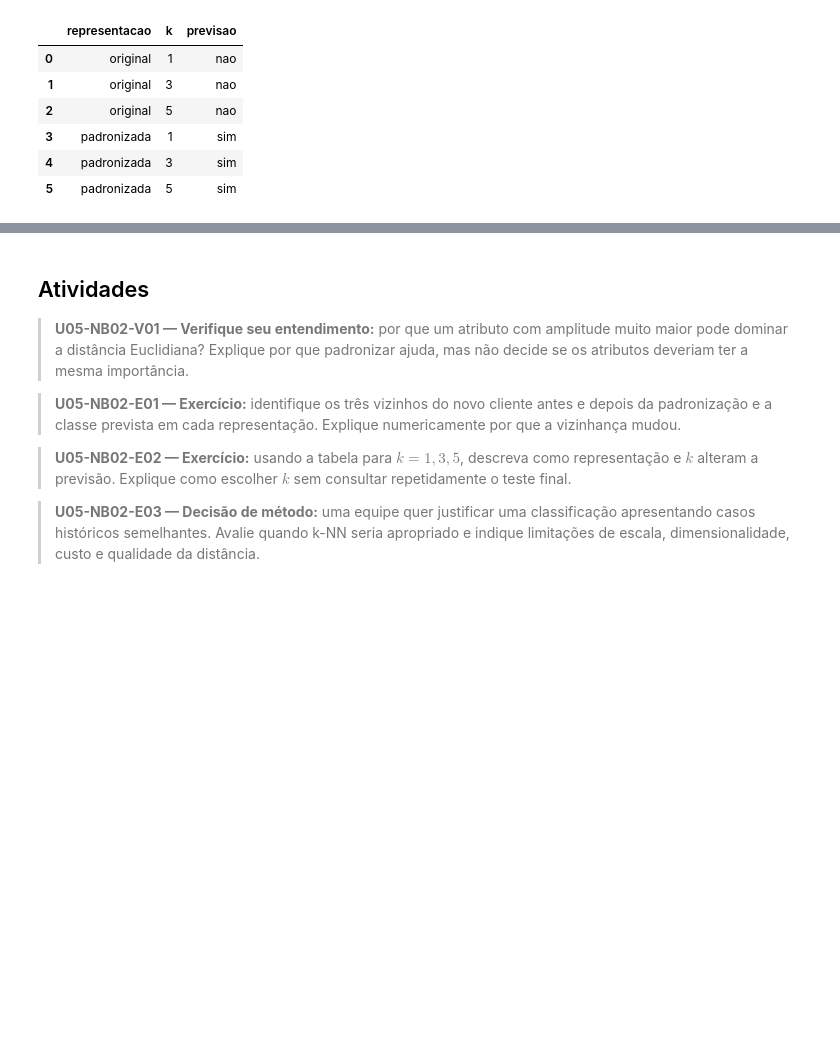
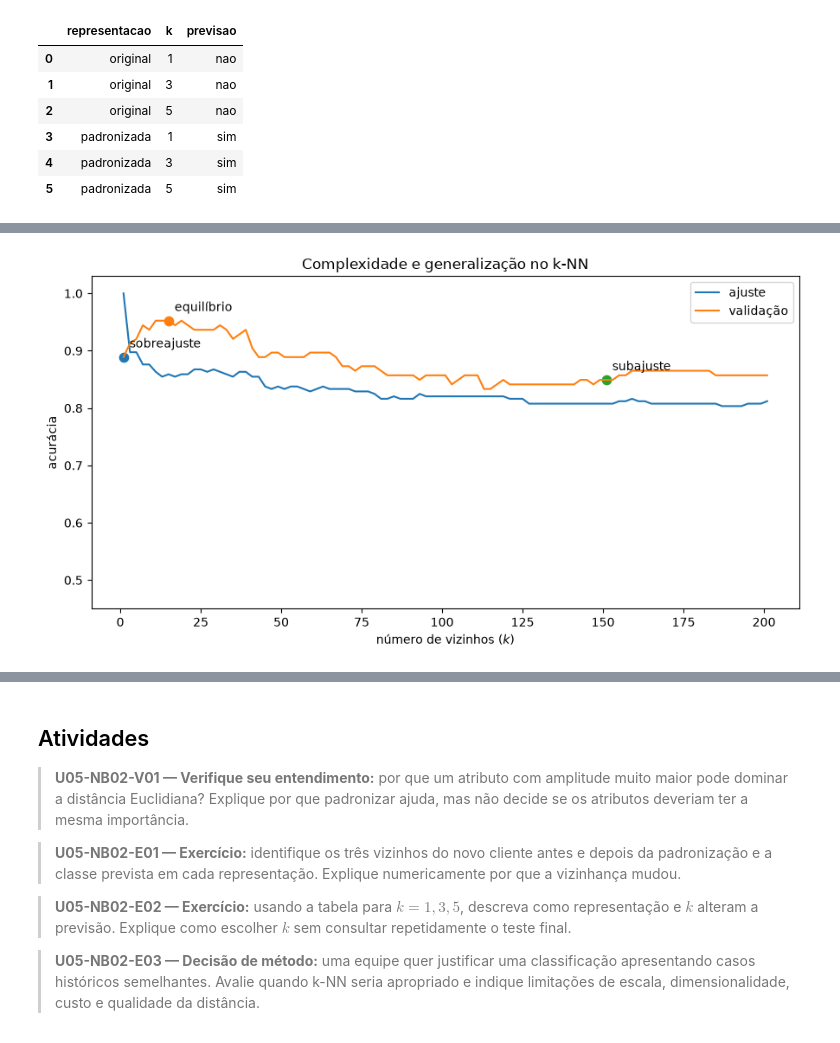
Before and after one commit to PedroVSD/DataMining, a Jupyter notebook: notebooks/unidade_05/05_02_knn.ipynb, the cells around one changed output, grey strips where cells are left out. Cells and saved outputs as stored; diff of their text form; code cells hidden in the pictures; blank space fills up the shorter version.

```diff
--- a/notebooks/unidade_05/05_02_knn.ipynb
+++ b/notebooks/unidade_05/05_02_knn.ipynb
@@ -224,0 +333,51 @@ pd.DataFrame(resultados_k)
+# %%
+valores_k = list(range(1, 202, 2))
+desempenho_k = []
+
+for k in valores_k:
+    modelo = KNeighborsClassifier(n_neighbors=k)
+    modelo.fit(X_ajuste_pad, y_ajuste)
+    desempenho_k.append({
+        "k": k,
+        "acurácia_ajuste": accuracy_score(
+            y_ajuste,
+            modelo.predict(X_ajuste_pad),
+        ),
+        "acurácia_validação": accuracy_score(
+            y_validacao,
+            modelo.predict(X_validacao_pad),
+        ),
+    })
+
+desempenho_k = pd.DataFrame(desempenho_k)
+
+plt.figure(figsize=(9, 4.8))
+plt.plot(
+    desempenho_k["k"],
+    desempenho_k["acurácia_ajuste"],
+    label="ajuste",
+)
+plt.plot(
+    desempenho_k["k"],
+    desempenho_k["acurácia_validação"],
+    label="validação",
+)
+for k, rotulo in [(1, "sobreajuste"), (15, "equilíbrio"), (151, "subajuste")]:
+    linha = desempenho_k.loc[desempenho_k["k"] == k].iloc[0]
+    plt.scatter(k, linha["acurácia_validação"], s=55)
+    plt.annotate(
+        rotulo,
+        (k, linha["acurácia_validação"]),
+        xytext=(5, 8),
+        textcoords="offset points",
+    )
+
+plt.xlabel("número de vizinhos ($k$)")
+plt.ylabel("acurácia")
+plt.title("Complexidade e generalização no k-NN")
+plt.ylim(0.45, 1.03)
+plt.legend()
+plt.tight_layout()
+plt.show()
+# %% [output]
+[figure, added]
```
Also changed, not shown: parts of 7 cells of this notebook, 7 other files.
